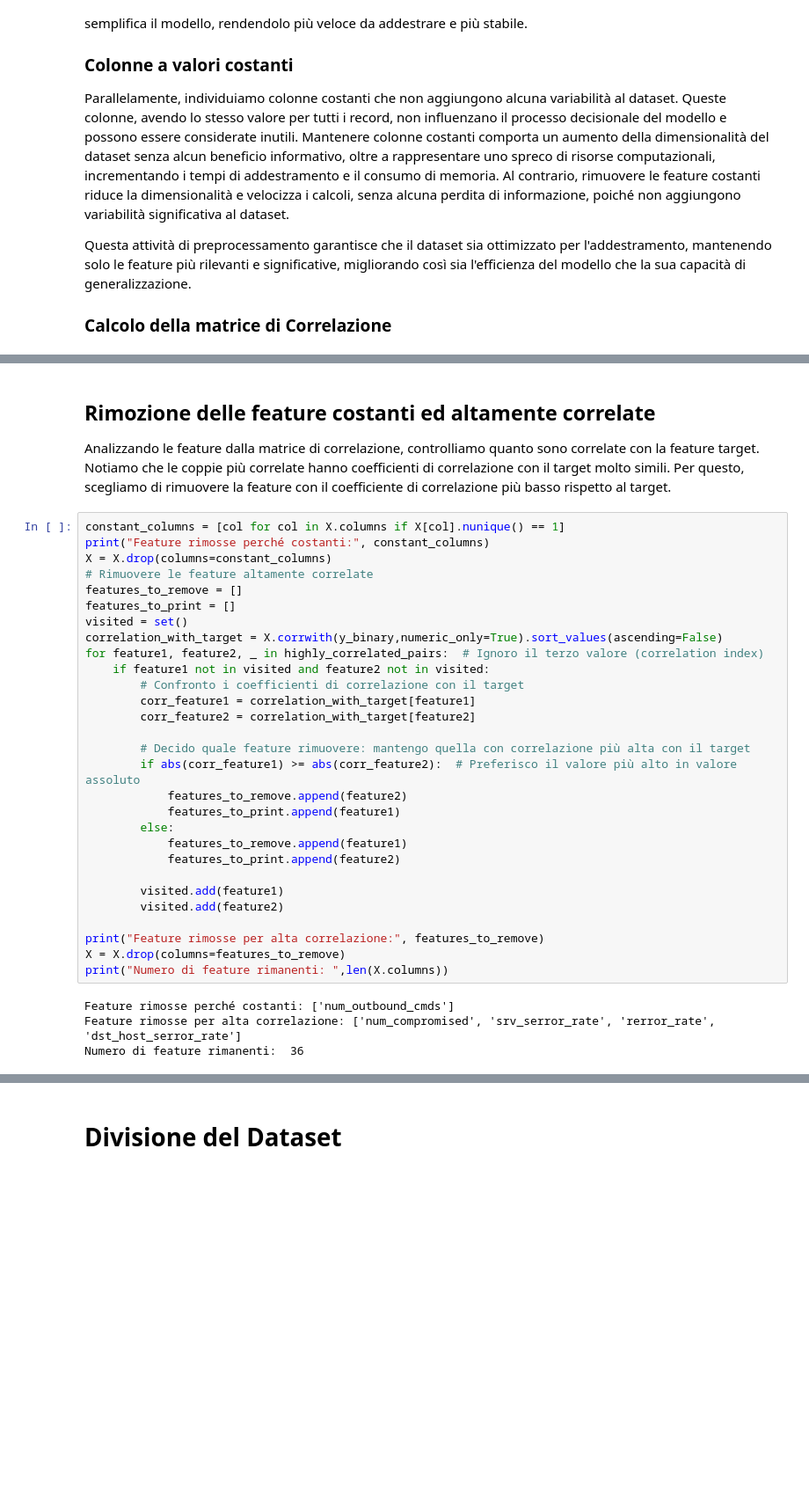
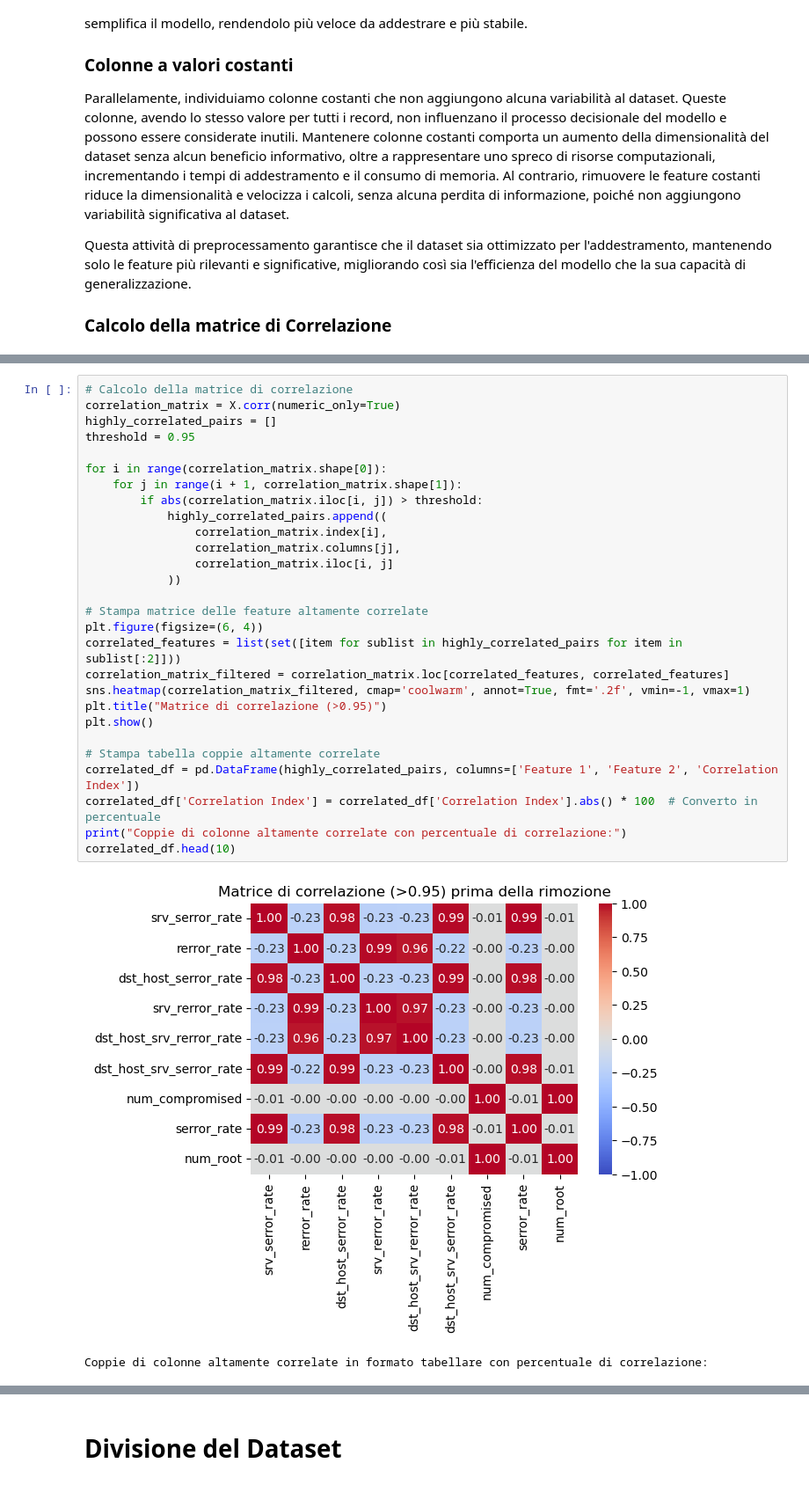
Before and after one commit to Alessio1100/ML_Intrusion_Detection, a Jupyter notebook: Intrusion_Detection_Binary.ipynb, the cells around one changed output, grey strips where cells are left out. Shown at 88% size. Saved outputs shown, nothing was run; the diff lists cells and outputs as text; blank space fills up the shorter version.

```diff
--- a/Intrusion_Detection_Binary.ipynb
+++ b/Intrusion_Detection_Binary.ipynb
@@ -172,36 +130,31 @@ Coppie di colonne altamente correlate in formato tabellare con percentuale di co
-# %% [markdown]
-## Rimozione delle feature costanti ed altamente correlate
-Analizzando le feature dalla matrice di correlazione, controlliamo quanto sono correlate con la feature target. Notiamo che le coppie più correlate hanno coefficienti di correlazione con il target molto simili. Per questo, scegliamo di rimuovere la feature con il coefficiente di correlazione più basso rispetto al target.
-# %%
-constant_columns = [col for col in X.columns if X[col].nunique() == 1]
-print("Feature rimosse perché costanti:", constant_columns)
-X = X.drop(columns=constant_columns)
-# Rimuovere le feature altamente correlate
-features_to_remove = []
-features_to_print = []
-visited = set()
-correlation_with_target = X.corrwith(y_binary,numeric_only=True).sort_values(ascending=False)
-for feature1, feature2, _ in highly_correlated_pairs:  # Ignoro il terzo valore (correlation index)
-    if feature1 not in visited and feature2 not in visited:
-        # Confronto i coefficienti di correlazione con il target
-        corr_feature1 = correlation_with_target[feature1]
-        corr_feature2 = correlation_with_target[feature2]
-
-        # Decido quale feature rimuovere: mantengo quella con correlazione più alta con il target
-        if abs(corr_feature1) >= abs(corr_feature2):  # Preferisco il valore più alto in valore assoluto
-            features_to_remove.append(feature2)
-            features_to_print.append(feature1)
-        else:
-            features_to_remove.append(feature1)
-            features_to_print.append(feature2)
-
-        visited.add(feature1)
-        visited.add(feature2)
-
-print("Feature rimosse per alta correlazione:", features_to_remove)
-X = X.drop(columns=features_to_remove)
-print("Numero di feature rimanenti: ",len(X.columns))
-# %% [output]
-Feature rimosse perché costanti: ['num_outbound_cmds']
-Feature rimosse per alta correlazione: ['num_compromised', 'srv_serror_rate', 'rerror_rate', 'dst_host_serror_rate']
-Numero di feature rimanenti:  36
+# %%
+# Calcolo della matrice di correlazione
+correlation_matrix = X.corr(numeric_only=True)
+highly_correlated_pairs = []
+threshold = 0.95
+
+for i in range(correlation_matrix.shape[0]):
+    for j in range(i + 1, correlation_matrix.shape[1]):
+        if abs(correlation_matrix.iloc[i, j]) > threshold:
+            highly_correlated_pairs.append((
+                correlation_matrix.index[i],
+                correlation_matrix.columns[j],
+                correlation_matrix.iloc[i, j]
+            ))
+
+# Stampa matrice delle feature altamente correlate
+plt.figure(figsize=(6, 4))
+correlated_features = list(set([item for sublist in highly_correlated_pairs for item in sublist[:2]]))
+correlation_matrix_filtered = correlation_matrix.loc[correlated_features, correlated_features]
+sns.heatmap(correlation_matrix_filtered, cmap='coolwarm', annot=True, fmt='.2f', vmin=-1, vmax=1)
+plt.title("Matrice di correlazione (>0.95)")
+plt.show()
+
+# Stampa tabella coppie altamente correlate
+correlated_df = pd.DataFrame(highly_correlated_pairs, columns=['Feature 1', 'Feature 2', 'Correlation Index'])
+correlated_df['Correlation Index'] = correlated_df['Correlation Index'].abs() * 100  # Converto in percentuale
+print("Coppie di colonne altamente correlate con percentuale di correlazione:")
+correlated_df.head(10)
+# %% [output]
+[figure, added]
+Coppie di colonne altamente correlate in formato tabellare con percentuale di correlazione:
```
Also changed, not shown: parts of 21 cells of this notebook.
